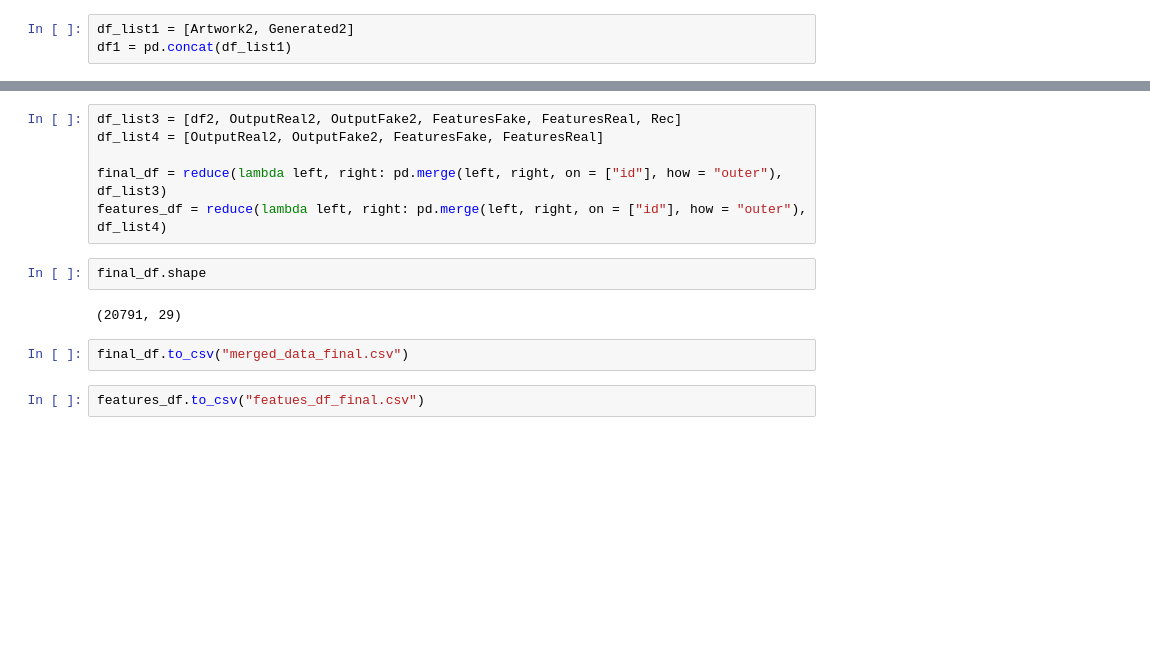
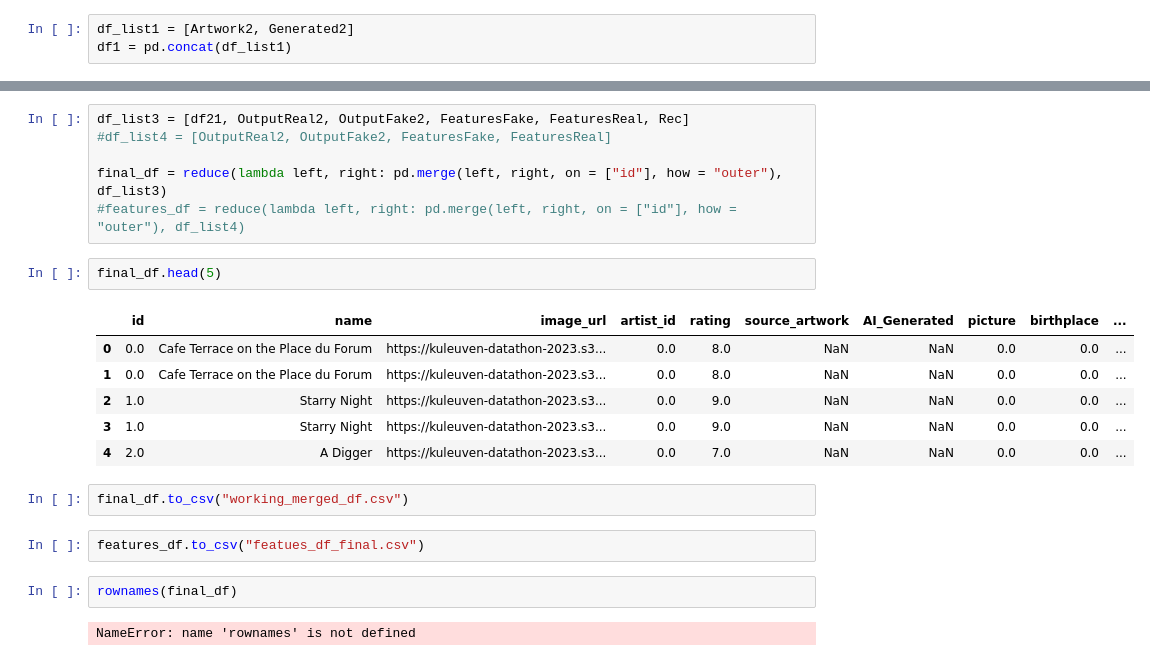
Before and after one commit to StefHerregods/datathon-AI-art, a Jupyter notebook: DataProcessing/1_DataProcessingMerge.ipynb, the cells around one changed output, grey strips where cells are left out. Cells and saved outputs as stored; diff of their text form; blank space fills up the shorter version.

```diff
--- a/DataProcessing/1_DataProcessingMerge.ipynb
+++ b/DataProcessing/1_DataProcessingMerge.ipynb
@@ -231,14 +285,23 @@ df2.shape
 # %%
-df_list3 = [df2, OutputReal2, OutputFake2, FeaturesFake, FeaturesReal, Rec]
-df_list4 = [OutputReal2, OutputFake2, FeaturesFake, FeaturesReal]
+df_list3 = [df21, OutputReal2, OutputFake2, FeaturesFake, FeaturesReal, Rec]
+#df_list4 = [OutputReal2, OutputFake2, FeaturesFake, FeaturesReal]
 
 final_df = reduce(lambda left, right: pd.merge(left, right, on = ["id"], how = "outer"), df_list3)
-features_df = reduce(lambda left, right: pd.merge(left, right, on = ["id"], how = "outer"), df_list4)
+#features_df = reduce(lambda left, right: pd.merge(left, right, on = ["id"], how = "outer"), df_list4)
 # %%
-final_df.shape
+final_df.head(5)
 # %% [output]
-(20791, 29)
+|  | id | name | image_url | artist_id | rating | source_artwork | AI_Generated | picture | birthplace | ... |
+| 0 | 0.0 | Cafe Terrace on the Place du Forum | https://kuleuven-datathon-2023.s3... | 0.0 | 8.0 | NaN | NaN | 0.0 | 0.0 | ... |
+| 1 | 0.0 | Cafe Terrace on the Place du Forum | https://kuleuven-datathon-2023.s3... | 0.0 | 8.0 | NaN | NaN | 0.0 | 0.0 | ... |
+| 2 | 1.0 | Starry Night | https://kuleuven-datathon-2023.s3... | 0.0 | 9.0 | NaN | NaN | 0.0 | 0.0 | ... |
+| 3 | 1.0 | Starry Night | https://kuleuven-datathon-2023.s3... | 0.0 | 9.0 | NaN | NaN | 0.0 | 0.0 | ... |
+| 4 | 2.0 | A Digger | https://kuleuven-datathon-2023.s3... | 0.0 | 7.0 | NaN | NaN | 0.0 | 0.0 | ... |
 # %%
-final_df.to_csv("merged_data_final.csv")
+final_df.to_csv("working_merged_df.csv")
 # %%
 features_df.to_csv("featues_df_final.csv")
+# %%
+rownames(final_df)
+# %% [output]
+NameError: name 'rownames' is not defined
```
Also changed, not shown: parts of 9 cells of this notebook, 1 other file.
